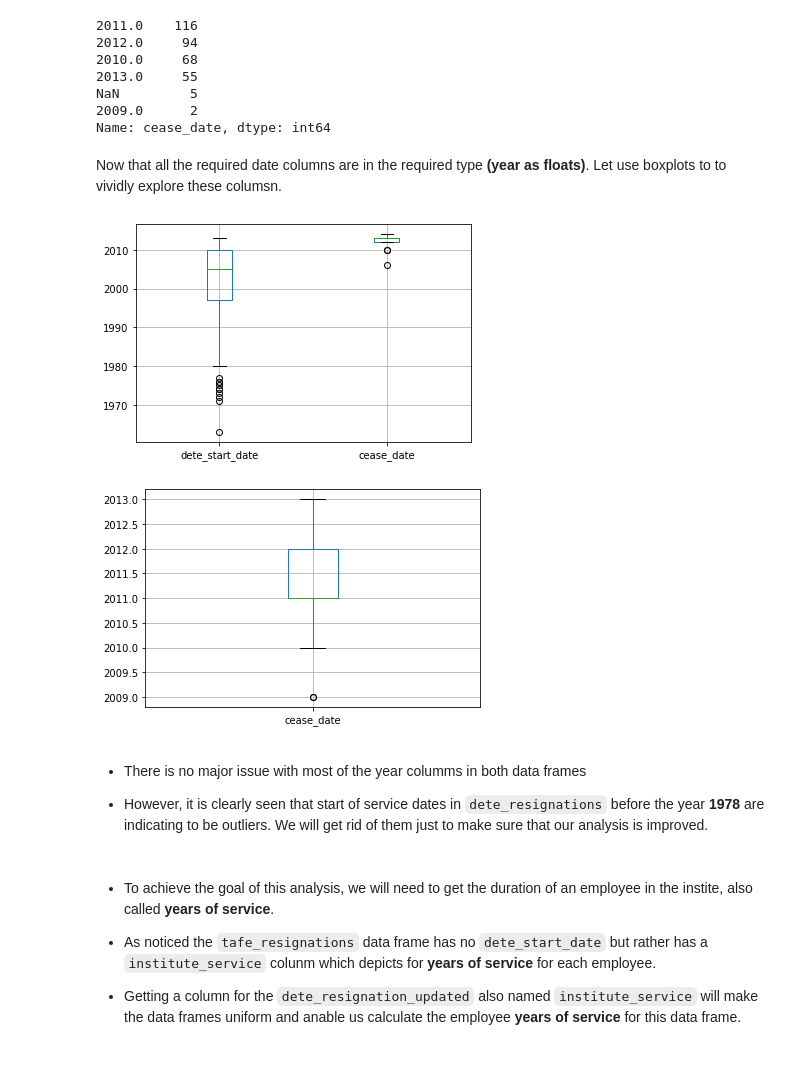
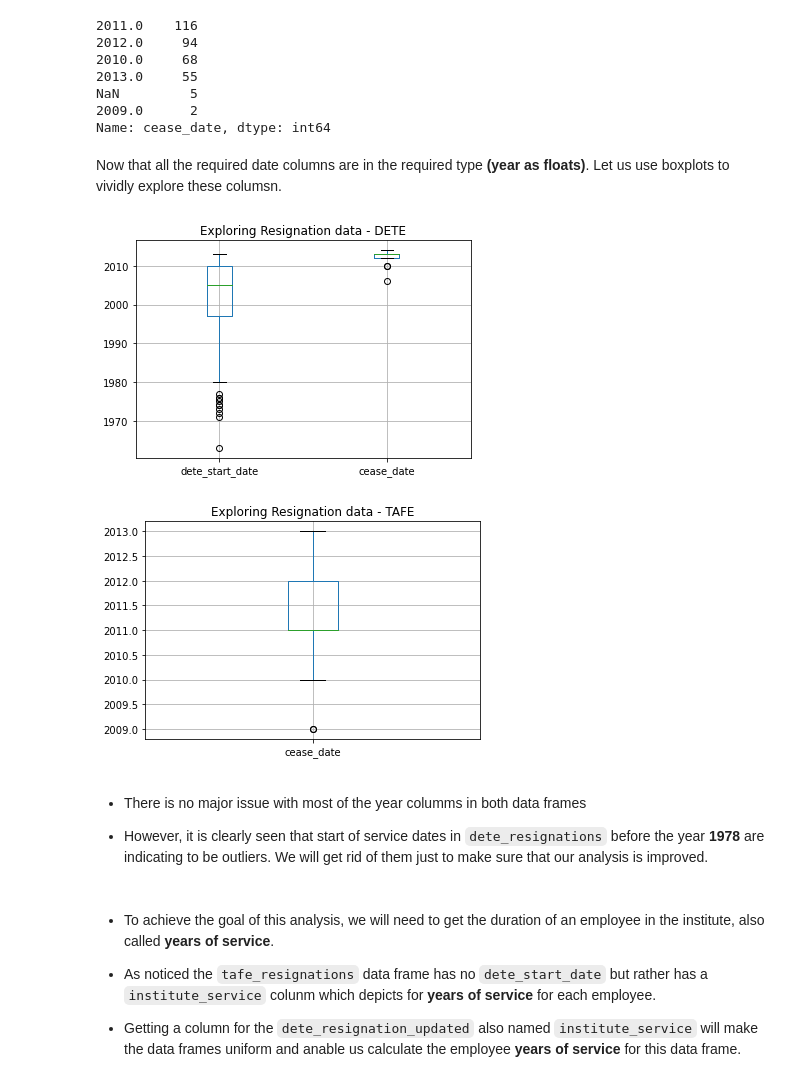
Before and after one commit to brandontanyu/Human-Resourse-Employee-Exit, a Jupyter notebook: Employee-Exit-Survey.ipynb, the cells around one changed output. Saved outputs shown, nothing was run; the diff lists cells and outputs as text; code cells hidden in the pictures.

```diff
--- a/Employee-Exit-Survey.ipynb
+++ b/Employee-Exit-Survey.ipynb
@@ -440,15 +432,18 @@ NaN         5
 2009.0      2
 Name: cease_date, dtype: int64
 # %% [markdown]
-Now that all the required date columns are in the required type **(year as floats)**. Let use boxplots to to vividly explore these columsn.
+Now that all the required date columns are in the required type **(year as floats)**. Let us use boxplots to vividly explore these columsn.
 # %%
-dete_resignations.boxplot(column = ['dete_start_date', 'cease_date']);
+dete_resignations.boxplot(column = ['dete_start_date', 'cease_date'])
+
+plt.title("Exploring Resignation data - DETE");
 # %% [output]
-[figure, old version]
+[figure, new version]
 # %%
-tafe_resignations.boxplot(column = [ 'cease_date']);
+tafe_resignations.boxplot(column = [ 'cease_date'])
+plt.title("Exploring Resignation data - TAFE");
 # %% [output]
-[figure, old version]
+[figure, new version]
 # %% [markdown]
 * There is no major issue with most of the year columms in both data frames
 
@@ -456,7 +451,7 @@ tafe_resignations.boxplot(column = [ 'cease_date']);
 # %%
 dete_resignation_updated  = dete_resignations.copy()[dete_resignations['dete_start_date'] > 1978]
 # %% [markdown]
-* To achieve the goal of this analysis, we will need to get the duration of an employee in the instite, also called **years of service**.
+* To achieve the goal of this analysis, we will need to get the duration of an employee in the institute, also called **years of service**.
 
 * As noticed the `tafe_resignations` data frame has no `dete_start_date` but rather has a `institute_service` colunm which depicts for **years of service** for each employee.
 
```
Also changed, not shown: parts of 8 cells of this notebook.
